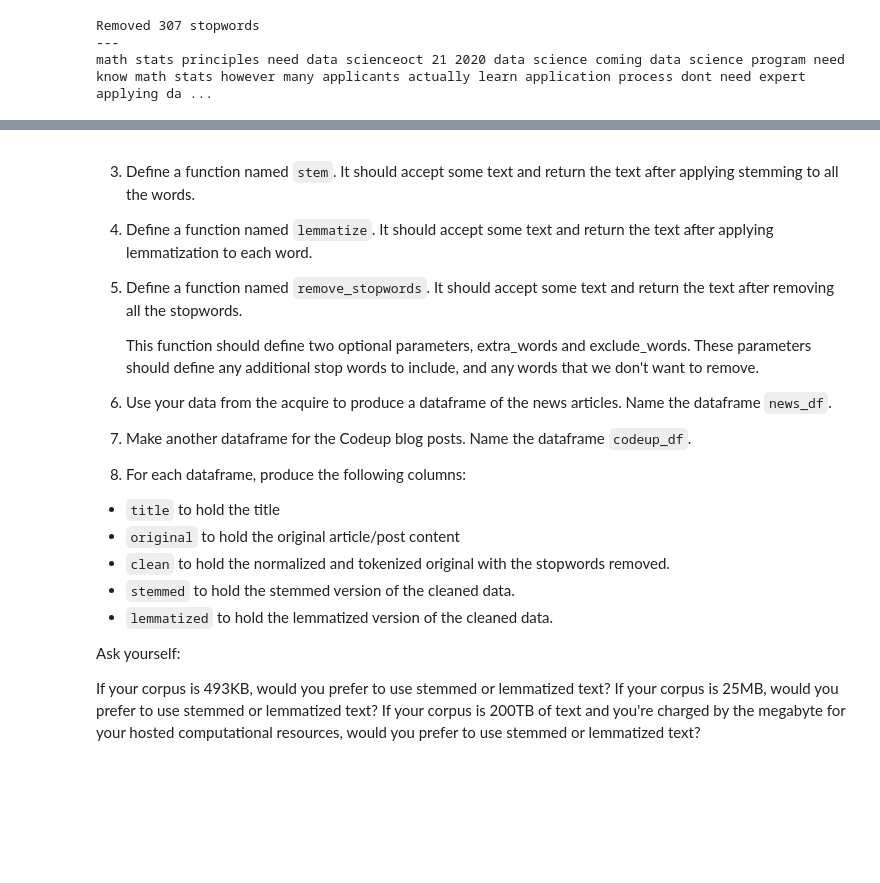
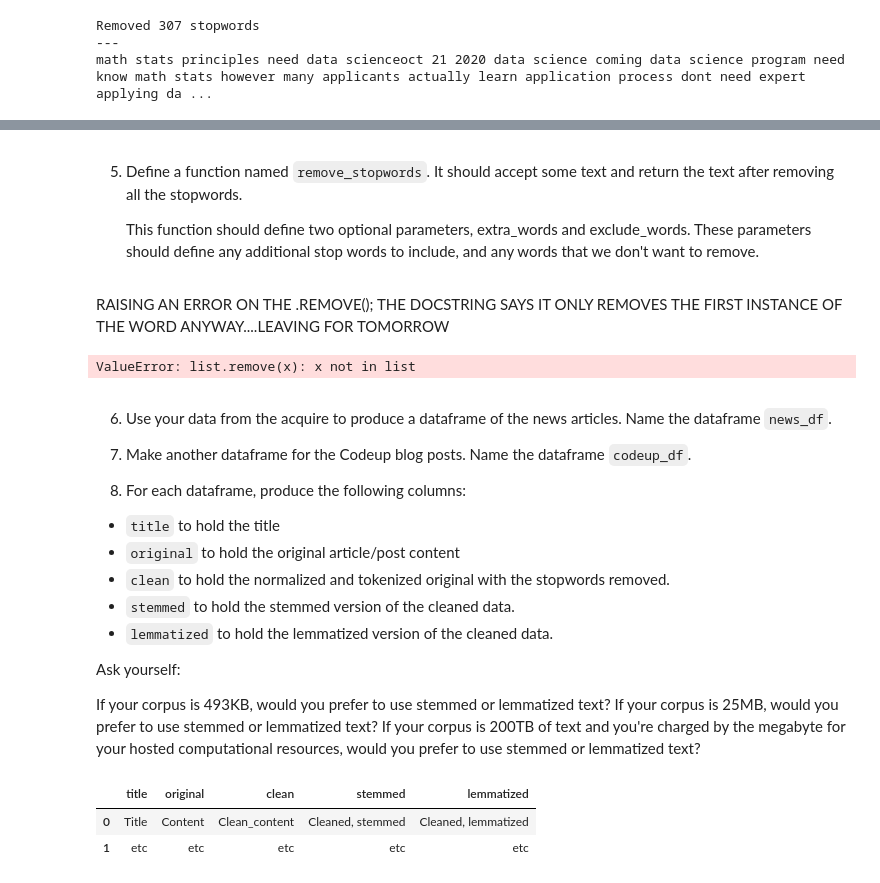
Before and after one commit to brianclements03/nlp, a Jupyter notebook: nlp_prepare_lesson.ipynb, the cells around one changed output, grey strips where cells are left out. Drawn from its saved outputs; the diff is of its cells as text; code cells hidden in the pictures; blank space fills up the shorter version.

```diff
--- a/nlp_prepare_lesson.ipynb
+++ b/nlp_prepare_lesson.ipynb
@@ -20,6 +20,8 @@ import pandas as pd
 from time import strftime
 
 import acquire
+
+pd.options.display.max_colwidth = 300
 # %% [markdown]
 Here's our plan for parsing the text data:
 
@@ -521,0 +515,4 @@ blogs
+# %% [markdown]
+5. Define a function named `remove_stopwords`. It should accept some text and return the text after removing all the stopwords.
+
+    This function should define two optional parameters, extra_words and exclude_words. These parameters should define any additional stop words to include, and any words that we don't want to remove.
@@ -522,13 +530,11 @@ blogs
+# %% [markdown]
+RAISING AN ERROR ON THE .REMOVE(); THE DOCSTRING SAYS IT ONLY REMOVES THE FIRST INSTANCE OF THE WORD ANYWAY....LEAVING FOR TOMORROW
+# %%
+test5 = remove_stopwords(blogs,'stemmed',extra_words=[],exclude_words=['no','not'])
+test5.head(2)
+# %% [output]
+ValueError: list.remove(x): x not in list
 # %% [markdown]
-3. Define a function named `stem`. It should accept some text and return the text after applying stemming to all the words.
-
-4. Define a function named `lemmatize`. It should accept some text and return the text after applying lemmatization to each word.
-
-5. Define a function named `remove_stopwords`. It should accept some text and return the text after removing all the stopwords.
-
-    This function should define two optional parameters, extra_words and exclude_words. These parameters should define any additional stop words to include, and any words that we don't want to remove.
-
-
 6. Use your data from the acquire to produce a dataframe of the news articles. Name the dataframe `news_df`.
 
 7. Make another dataframe for the Codeup blog posts. Name the dataframe `codeup_df`.
@@ -545,3 +551,18 @@ Ask yourself:
 If your corpus is 493KB, would you prefer to use stemmed or lemmatized text?
 If your corpus is 25MB, would you prefer to use stemmed or lemmatized text?
 If your corpus is 200TB of text and you're charged by the megabyte for your hosted computational resources, would you prefer to use stemmed or lemmatized text?
+# %%
+example_df = pd.DataFrame(
+    {
+        'title':['Title','etc'],
+        'original':['Content','etc'],
+        'clean':['Clean_content','etc'],
+        'stemmed':['Cleaned, stemmed','etc'],
+        'lemmatized':['Cleaned, lemmatized','etc']
+    }
+)
+example_df
+# %% [output]
+|  | title | original | clean | stemmed | lemmatized |
+| 0 | Title | Content | Clean_content | Cleaned, stemmed | Cleaned, lemmatized |
+| 1 | etc | etc | etc | etc | etc |
```
Also changed, not shown: parts of 57 cells of this notebook, 1 other file.
